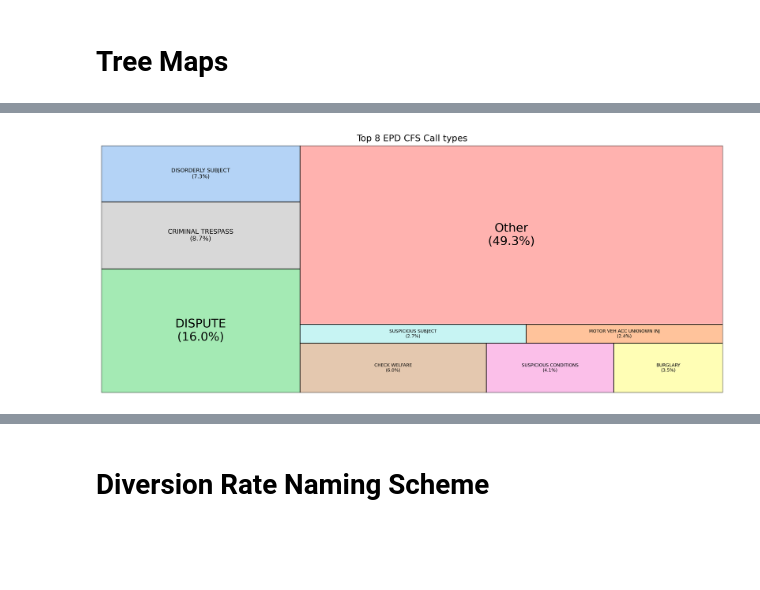
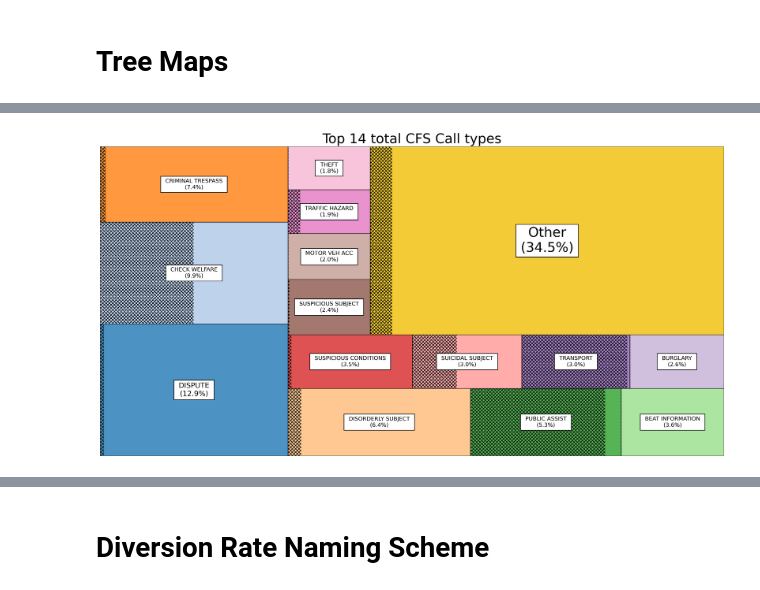
Before and after one commit to Nathan-M-Burton/CAHOOTS_DIVERSIONS, a Jupyter notebook: cahoots_diversions_eda.ipynb, the cells around one changed output, grey strips where cells are left out. Drawn from its saved outputs; the diff is of its cells as text; code cells hidden in the pictures; blank space fills up the shorter version.

```diff
--- a/cahoots_diversions_eda.ipynb
+++ b/cahoots_diversions_eda.ipynb
@@ -544,14 +501,13 @@ input_data = EPD_data
-# %%
-colors = sns.color_palette("pastel")
-create_treemap(dataset_builder(input_data, dispatched=Dispatched, arrived=Arrived, time=time_range), Title, top_n=top_n_types, group_others=group_others, max_legend_entries=10, show_labels=show_labels, color_list=colors, min_label_area_ratio=0.01)
-# %% [output]
-[figure, removed]
 # %%
-title = "Top 10 total CFS Call types"
-top_n = 10
+# Hash patterns indicate CAHOOTS proportion
+title = "Top 14 total CFS Call types"
+top_n = 14
 group_others = True
 
+overlap_table = prop_table(CAD_data)
+color_list = plt.get_cmap('tab20').colors
+overlap_table = prop_table(CAD_data)
 
-overlap_table = prop_table(CAD_data)
-#color_list = plt.cm.Paired.colors
-color_list = plt.get_cmap('tab20').colors
+create_treemap_adv(overlap_table, title=title, top_n=top_n, group_others=group_others, color_list=color_list , min_label_area_ratio=0.005)
+# %% [output]
+[figure, added]
```
Also changed, not shown: parts of 23 cells of this notebook, 3 other files.
